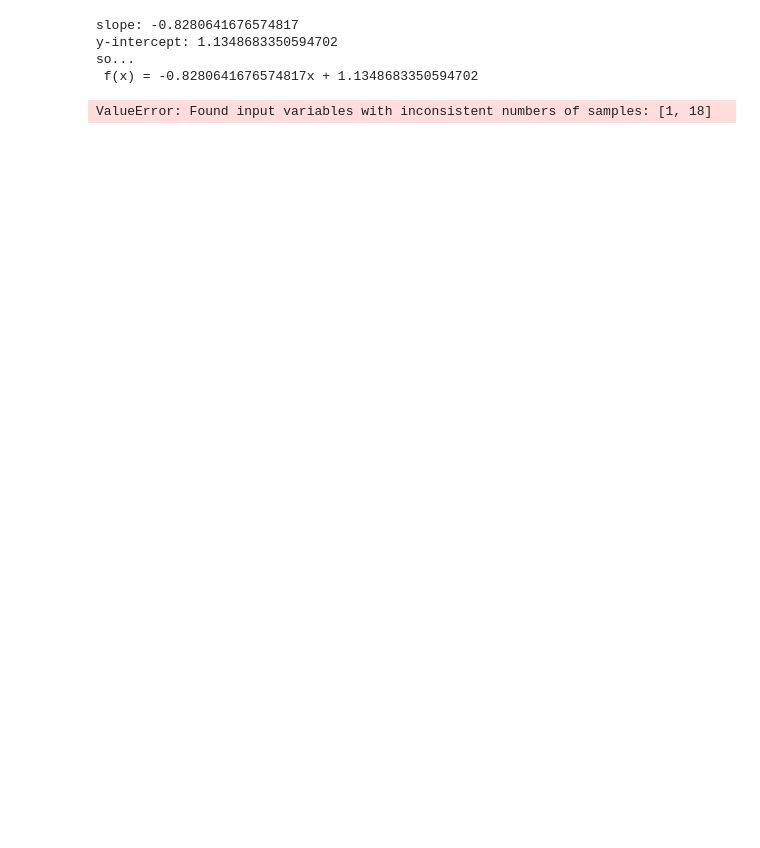
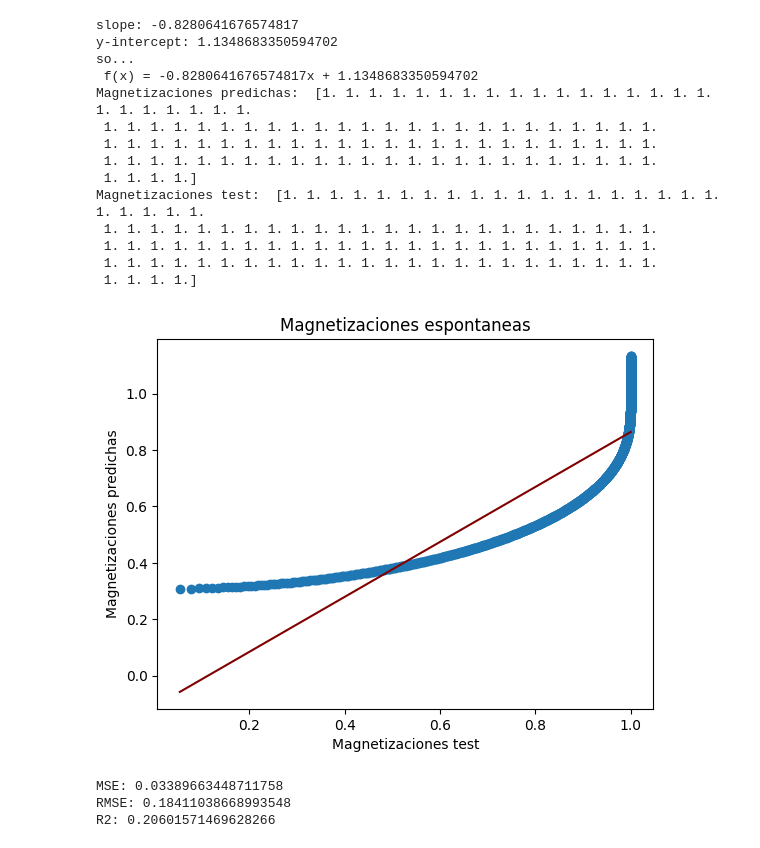
Before and after one commit to ialonsoiturbe/Gadolinium, a Jupyter notebook: gadolinium_ra.ipynb, the cells around one changed output. Saved outputs shown, nothing was run; the diff lists cells and outputs as text; code cells hidden in the pictures; blank space fills up the shorter version.

```diff
--- a/gadolinium_ra.ipynb
+++ b/gadolinium_ra.ipynb
@@ -21,27 +21,60 @@ df_test = pd.read_csv("curvasj.csv")
 # %%
 #Veamos primero una regresion lineal con el momento test J=1/2
 #Sabemos que la relaciñon entre T/Tc y M/Mc no es lineal por lo que no dará buenos resultados
 #Aún así, apliquemos el modelo
 m, b, r, p, se = stats.linregress(temp, magn)
 
 print('slope: {}\ny-intercept: {}'.format(m, b))
 print('so...\n f(x) = {}x + {}'.format(m, b))
 
 #Hagamos las matrices para los datos test:
 X_test = np.array(df_test['T'])
 y_test1 = np.array(df_test['J=1/2'])
 X_test=X_test.reshape(-1,1)
 y_train = magn
 model = LinearRegression().fit(X_train, y_train)
 
 #Comparamos las predicciones
 predictions = model.predict(X_test)
 np.set_printoptions(suppress=True)
 print('Magnetizaciones predichas: ',np.round(predictions)[:100])
 print('Magnetizaciones test: ',y_test1[:100])
+
+plt.scatter(y_test1, predictions)
+plt.xlabel('Magnetizaciones test')
+plt.ylabel('Magnetizaciones predichas')
+plt.title('Magnetizaciones espontaneas')
+# overlay the regression line
+z = np.polyfit(y_test1, predictions, 1)
+p = np.poly1d(z)
+plt.plot(y_test1,p(y_test1), color='maroon')
+plt.show()
+
+#Veamos las métricas del modelo
+mse = mean_squared_error(y_test1, predictions)
+print("MSE:", mse)
+
+rmse = np.sqrt(mse)
+print("RMSE:", rmse)
+
+r2 = r2_score(y_test1, predictions)
+print("R2:", r2)
 # %% [output]
 slope: -0.8280641676574817
 y-intercept: 1.1348683350594702
 so...
  f(x) = -0.8280641676574817x + 1.1348683350594702
+Magnetizaciones predichas:  [1. 1. 1. 1. 1. 1. 1. 1. 1. 1. 1. 1. 1. 1. 1. 1. 1. 1. 1. 1. 1. 1. 1. 1.
+ 1. 1. 1. 1. 1. 1. 1. 1. 1. 1. 1. 1. 1. 1. 1. 1. 1. 1. 1. 1. 1. 1. 1. 1.
+ 1. 1. 1. 1. 1. 1. 1. 1. 1. 1. 1. 1. 1. 1. 1. 1. 1. 1. 1. 1. 1. 1. 1. 1.
+ 1. 1. 1. 1. 1. 1. 1. 1. 1. 1. 1. 1. 1. 1. 1. 1. 1. 1. 1. 1. 1. 1. 1. 1.
+ 1. 1. 1. 1.]
+Magnetizaciones test:  [1. 1. 1. 1. 1. 1. 1. 1. 1. 1. 1. 1. 1. 1. 1. 1. 1. 1. 1. 1. 1. 1. 1. 1.
+ 1. 1. 1. 1. 1. 1. 1. 1. 1. 1. 1. 1. 1. 1. 1. 1. 1. 1. 1. 1. 1. 1. 1. 1.
+ 1. 1. 1. 1. 1. 1. 1. 1. 1. 1. 1. 1. 1. 1. 1. 1. 1. 1. 1. 1. 1. 1. 1. 1.
+ 1. 1. 1. 1. 1. 1. 1. 1. 1. 1. 1. 1. 1. 1. 1. 1. 1. 1. 1. 1. 1. 1. 1. 1.
+ 1. 1. 1. 1.]
+[figure, added]
-ValueError: Found input variables with inconsistent numbers of samples: [1, 18]
+MSE: 0.03389663448711758
+RMSE: 0.18411038668993548
+R2: 0.20601571469628266
```
